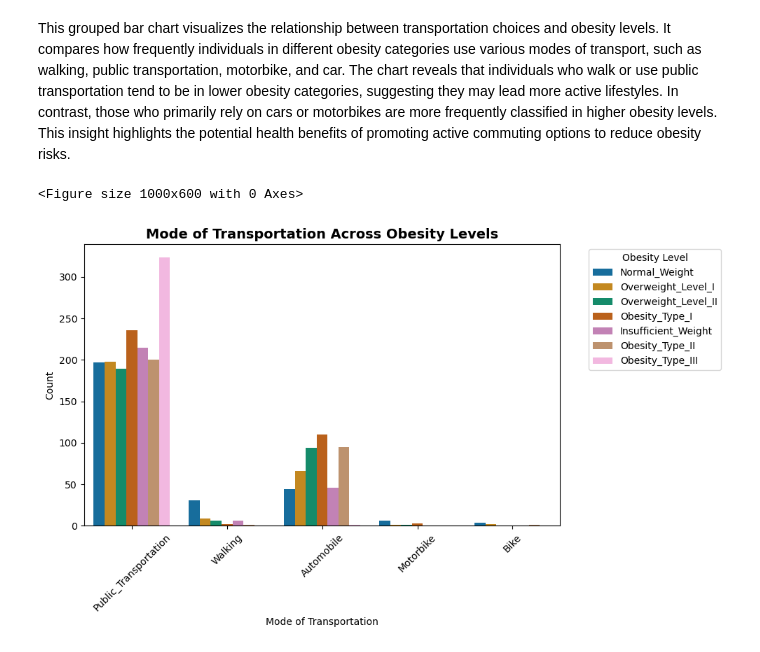
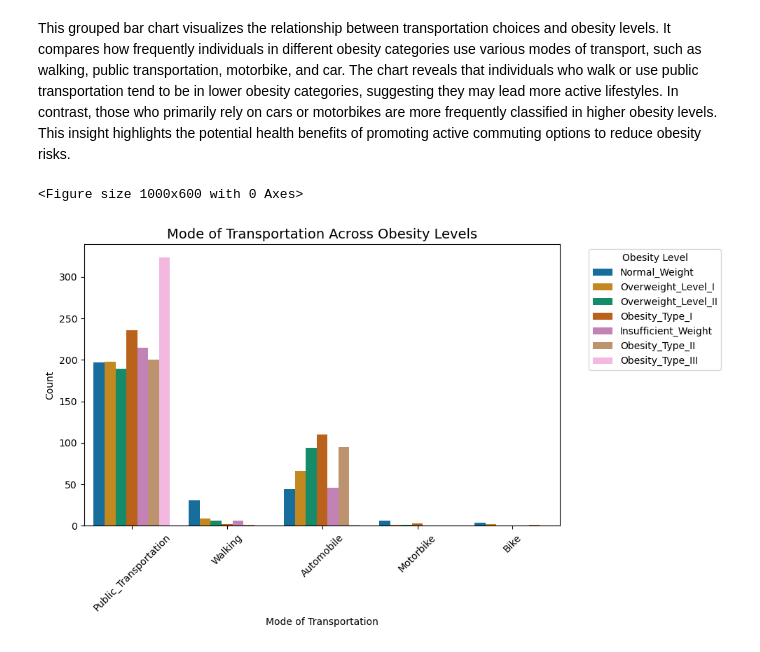
Before and after one commit to Rarkness/Obesity-Levels-and-Public-Health, a Jupyter notebook: src/Mode_of_Transportation_Bar_Seaborn.ipynb, the cells around one changed output. Drawn from its saved outputs; the diff is of its cells as text; code cells hidden in the pictures.

```diff
--- a/src/Mode_of_Transportation_Bar_Seaborn.ipynb
+++ b/src/Mode_of_Transportation_Bar_Seaborn.ipynb
@@ -3,31 +3,33 @@ This grouped bar chart visualizes the relationship between transportation choice
 # %%
 # Contributor: Richard Harkness (GitHub: @Rarkness)
 
 import pandas as pd
 import matplotlib.pyplot as plt
 import seaborn as sns
 
-file_path = 'data/Cleaned_ObesityDataSet_raw_and_data_sinthetic.csv'
+file_path = '../data/Cleaned_ObesityDataSet_raw_and_data_sinthetic.csv'
+
+# Load the dataset
 df = pd.read_csv(file_path)
 
 plt.figure(figsize=(10, 6))
 sns.set_palette("colorblind")  # Accessible color palette
 
 plt.figure(figsize=(10, 6))
 sns.countplot(
     data=df,
     x='MTRANS',
     hue='NObeyesdad',
     palette='colorblind'  # Accessibility-friendly palette
 )
 
-plt.title('Mode of Transportation Across Obesity Levels', fontsize=14, weight='bold')
+plt.title('Mode of Transportation Across Obesity Levels', fontsize=14)
 plt.xlabel('Mode of Transportation')
 plt.ylabel('Count')
 plt.xticks(rotation=45)
 plt.legend(title='Obesity Level', bbox_to_anchor=(1.05, 1), loc='upper left')
 plt.tight_layout()
 plt.show()
 # %% [output]
 <Figure size 1000x600 with 0 Axes>
-[figure, old version]
+[figure, new version]
```
Also changed, not shown: 4 other files.
